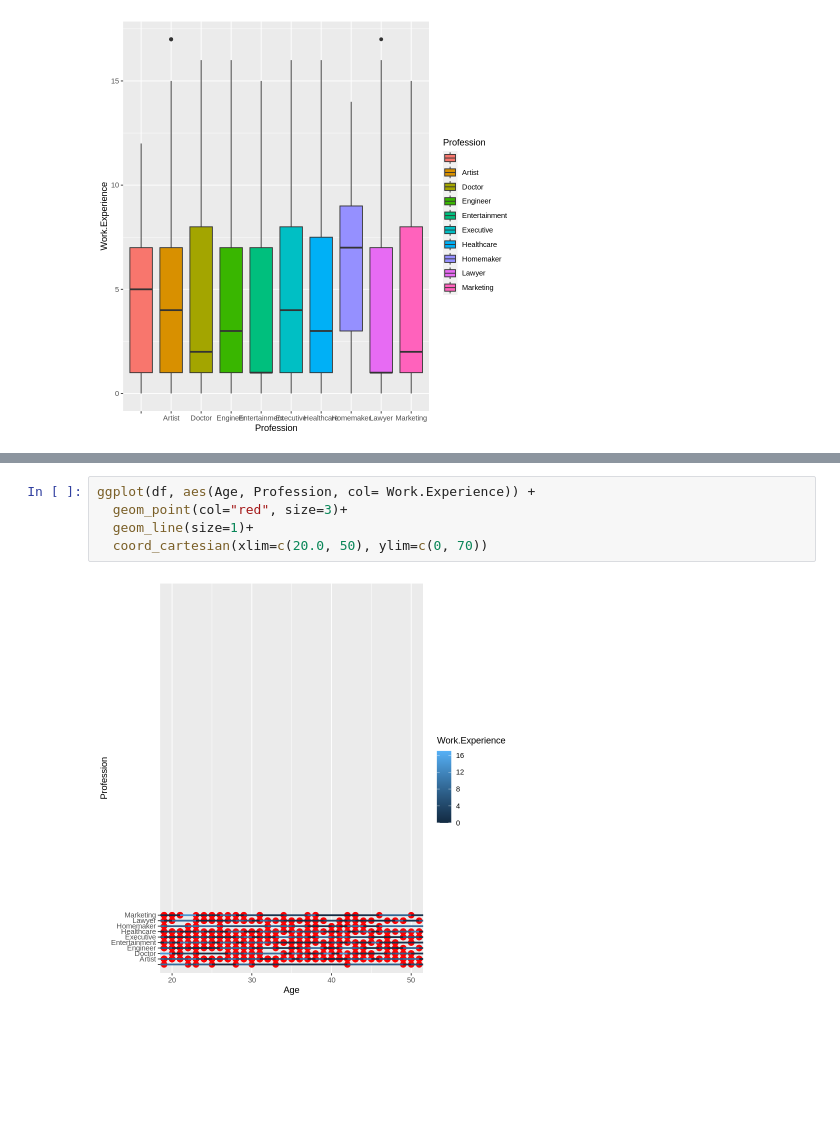
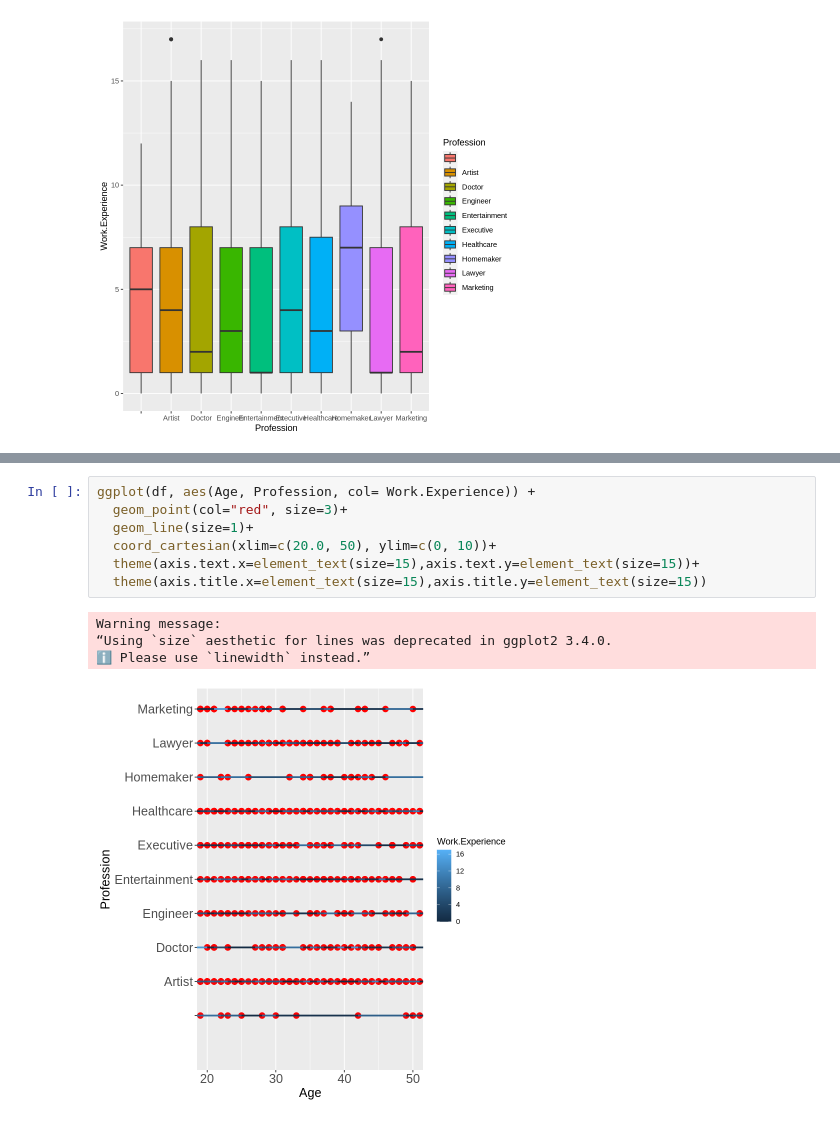
Before and after one commit to Karishmadeshmukh796/project_R_programming, a Jupyter notebook: PROJECT.ipynb, the cells around one changed output, grey strips where cells are left out. Saved outputs shown, nothing was run; the diff lists cells and outputs as text; blank space fills up the shorter version.

```diff
--- a/PROJECT.ipynb
+++ b/PROJECT.ipynb
@@ -193,7 +210,12 @@ ggplot(df, aes(Spending.Score..1.100., Age )) +
 # %%
 ggplot(df, aes(Age, Profession, col= Work.Experience)) +
   geom_point(col="red", size=3)+
   geom_line(size=1)+
-  coord_cartesian(xlim=c(20.0, 50), ylim=c(0, 70))
+  coord_cartesian(xlim=c(20.0, 50), ylim=c(0, 10))+
+  theme(axis.text.x=element_text(size=15),axis.text.y=element_text(size=15))+
+  theme(axis.title.x=element_text(size=15),axis.title.y=element_text(size=15))
 # %% [output]
+Warning message:
+“Using `size` aesthetic for lines was deprecated in ggplot2 3.4.0.
+ℹ Please use `linewidth` instead.”
-[figure, old version]
+[figure, new version]
```
Also changed, not shown: parts of 7 cells of this notebook.
